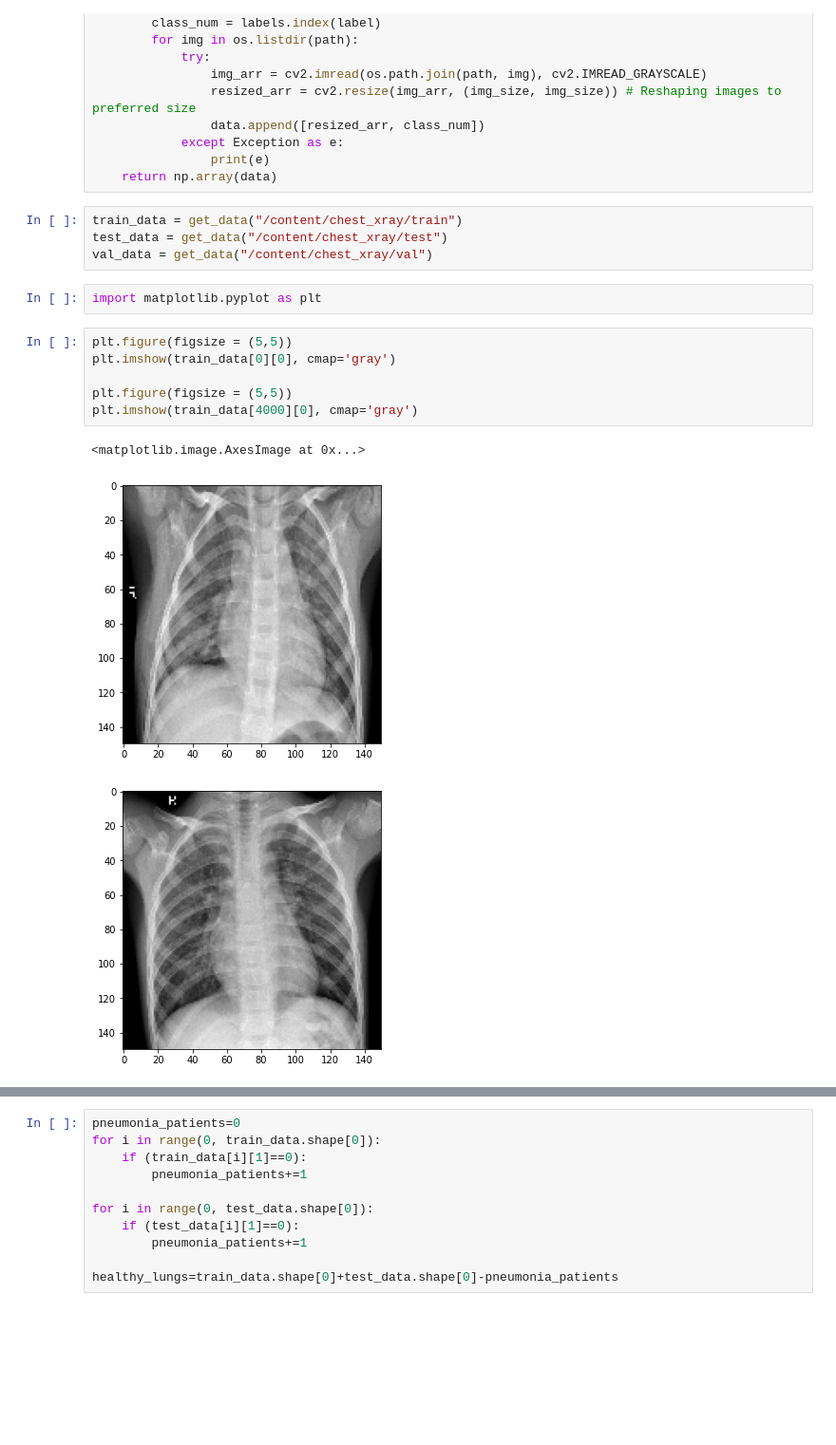
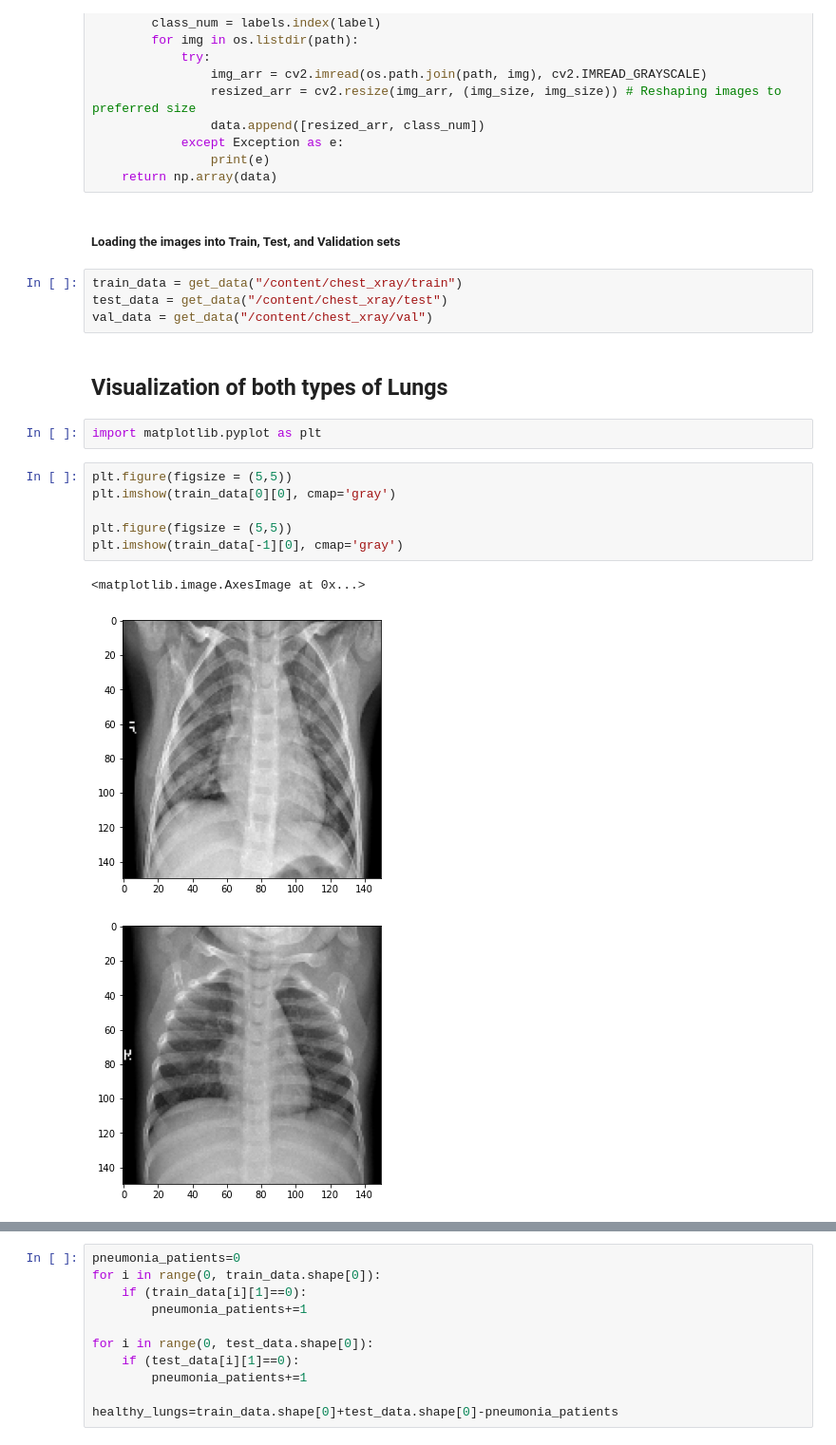
Before and after one commit to iamapickle/pneumonia_xray, a Jupyter notebook: xray_pneunmonia.ipynb, the cells around one changed output, grey strips where cells are left out. Shown at 95% size. Drawn from its saved outputs; the diff is of its cells as text; blank space fills up the shorter version.

```diff
--- a/xray_pneunmonia.ipynb
+++ b/xray_pneunmonia.ipynb
@@ -58,19 +64,23 @@ def get_data(data_dir):
             except Exception as e:
                 print(e)
     return np.array(data)
+# %% [markdown]
+<h5>Loading the images into Train, Test, and Validation sets</h5>
 # %%
 train_data = get_data("/content/chest_xray/train")
 test_data = get_data("/content/chest_xray/test")
 val_data = get_data("/content/chest_xray/val")
+# %% [markdown]
+<h2>Visualization of both types of Lungs</h2>
 # %%
 import matplotlib.pyplot as plt
 # %%
 plt.figure(figsize = (5,5))
 plt.imshow(train_data[0][0], cmap='gray')
 
 plt.figure(figsize = (5,5))
-plt.imshow(train_data[4000][0], cmap='gray')
+plt.imshow(train_data[-1][0], cmap='gray')
 # %% [output]
 <matplotlib.image.AxesImage at 0x...>
 [figure]
-[figure, old version]
+[figure, new version]
```
Also changed, not shown: parts of 11 cells of this notebook.
